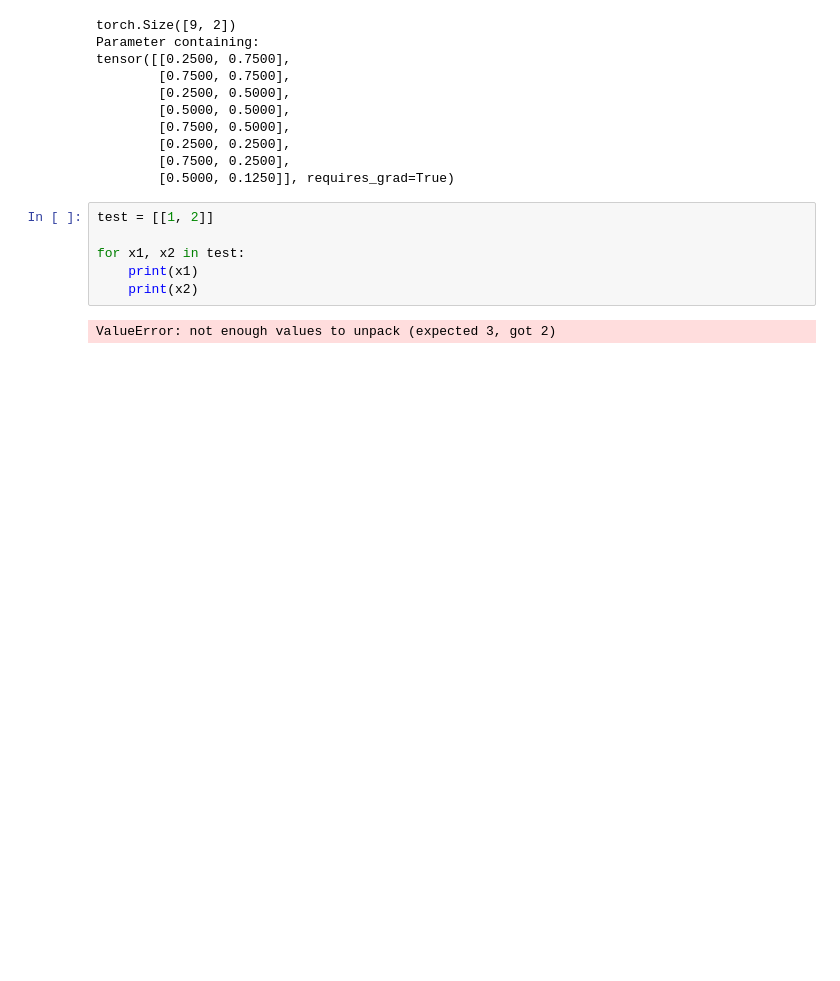
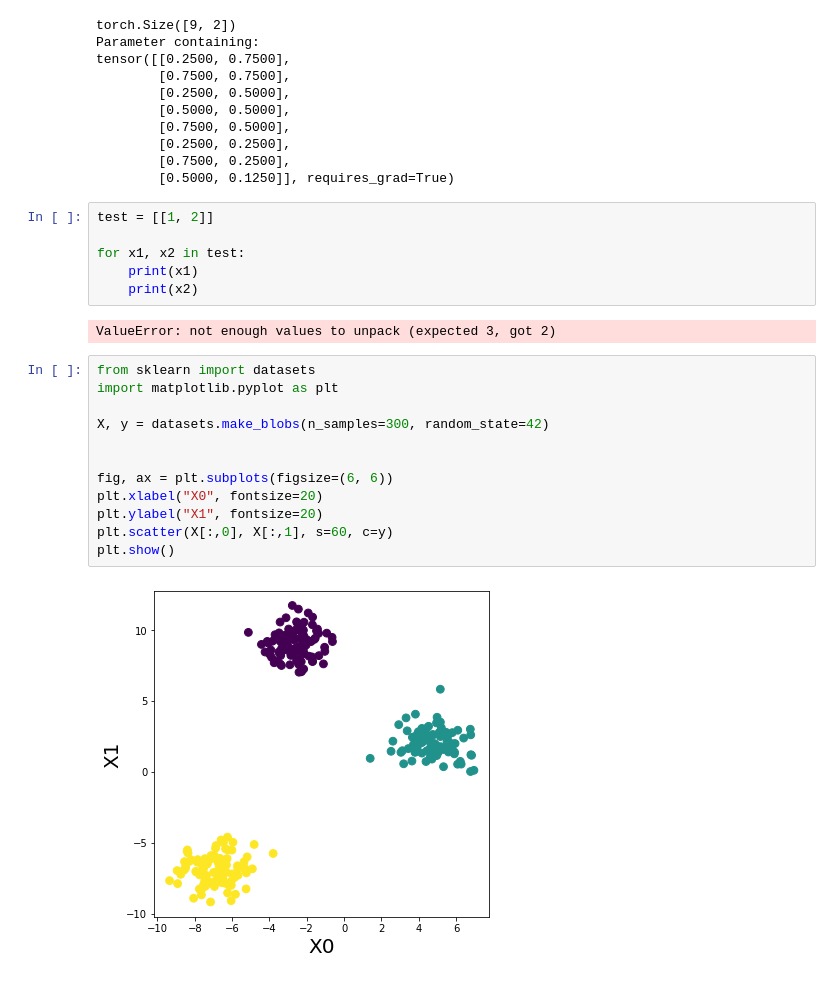
Before and after one commit to j6f1y6/JMLM, a Jupyter notebook: test.ipynb, the cells around one changed output. Cells and saved outputs as stored; diff of their text form; blank space fills up the shorter version.

```diff
--- a/test.ipynb
+++ b/test.ipynb
@@ -652,3 +652,17 @@ for x1, x2 in test:
     print(x2)
 # %% [output]
 ValueError: not enough values to unpack (expected 3, got 2)
+# %%
+from sklearn import datasets
+import matplotlib.pyplot as plt
+
+X, y = datasets.make_blobs(n_samples=300, random_state=42)
+
+
+fig, ax = plt.subplots(figsize=(6, 6))
+plt.xlabel("X0", fontsize=20)
+plt.ylabel("X1", fontsize=20)
+plt.scatter(X[:,0], X[:,1], s=60, c=y)
+plt.show()
+# %% [output]
+[figure, added]
```
Also changed, not shown: 1 other file.
